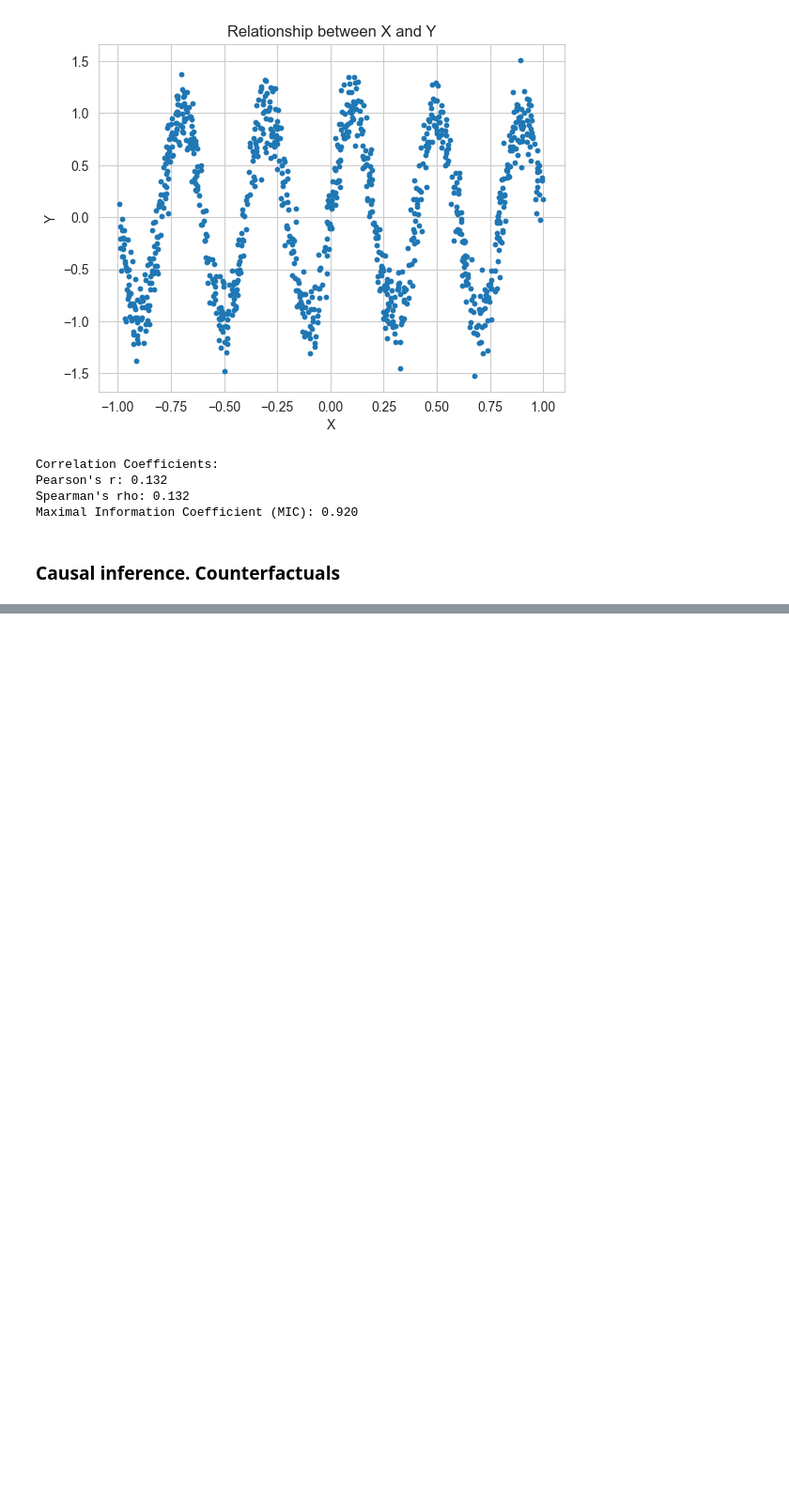
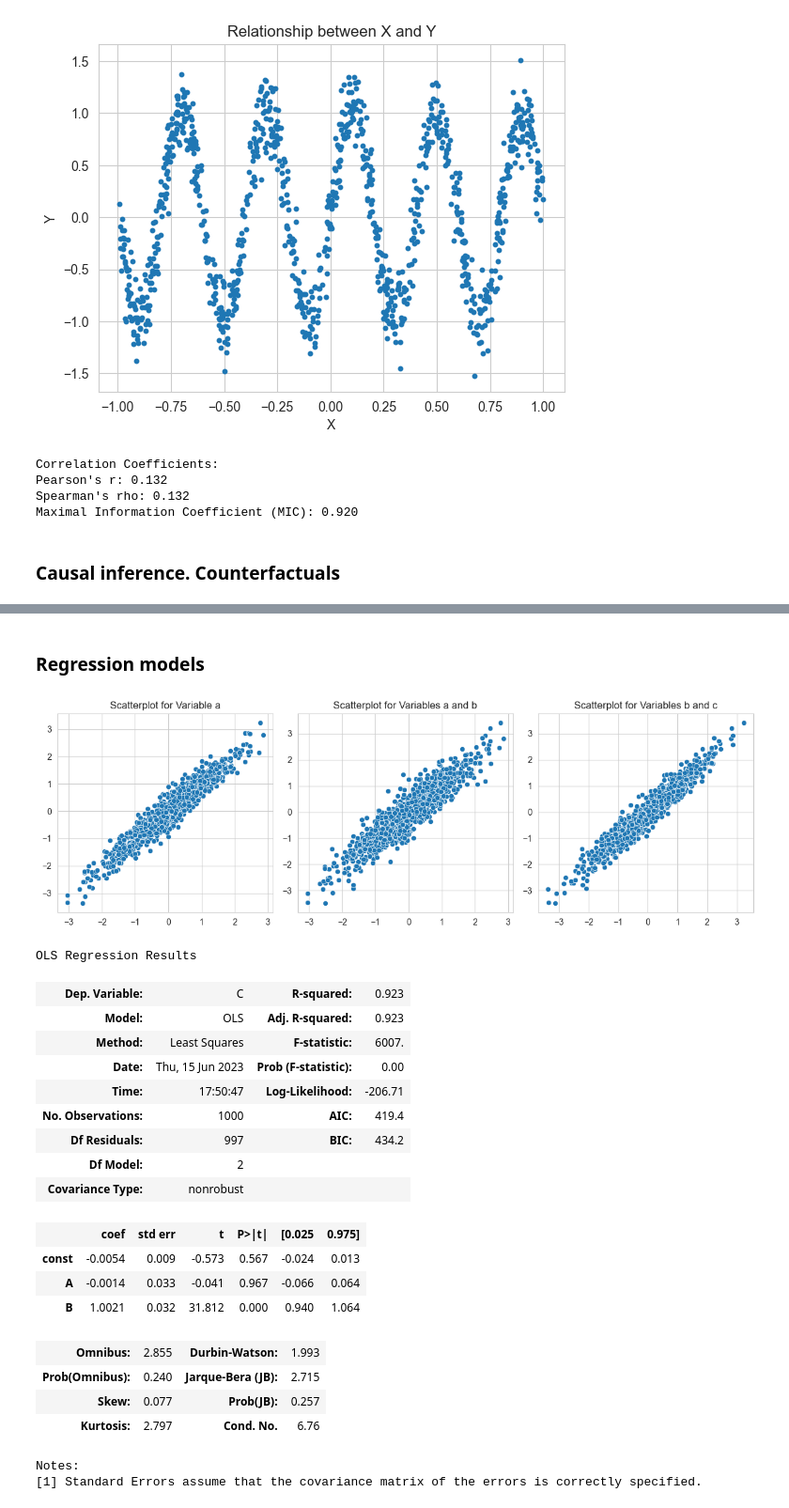
Before and after one commit to ProfessorBanner/Portfolio., a Jupyter notebook: Data Science/Information theory and causal inference.ipynb, the cells around one changed output, grey strips where cells are left out. Shown at 94% size. Saved outputs shown, nothing was run; the diff lists cells and outputs as text; code cells hidden in the pictures; blank space fills up the shorter version.

```diff
--- a/Data Science/Information theory and causal inference.ipynb
+++ b/Data Science/Information theory and causal inference.ipynb
@@ -786,0 +1180,68 @@ print(refute_results)
+# %% [markdown]
+### Regression models
+# %%
+# Scatterplots and OLS summary for different SCM models
+def scatterplot_ols(a: np.array, b: np.array, c: np.array, d: np.array = None):
+    # Create a figure and axes for the scatterplot
+    fig, axes = plt.subplots(1, 3, figsize=(12, 4))
+
+    # Scatterplot for variable a
+    sns.scatterplot(x=a, y=b, ax=axes[0])
+    axes[0].set_title('Scatterplot for Variable a')
+
+    # Scatterplot for variables a and b
+    sns.scatterplot(x=a, y=c, ax=axes[1])
+    axes[1].set_title('Scatterplot for Variables a and b')
+
+    # Scatterplot for variables b and c
+    sns.scatterplot(x=b, y=c, ax=axes[2])
+    axes[2].set_title('Scatterplot for Variables b and c')
+
+    # Adjust the layout and display the plot
+    plt.tight_layout()
+    plt.show()
+
+    X = pd.DataFrame(np.vstack([a, b]).T, columns=['A', 'B'])
+    if d is not None:
+        X['C'] = c
+        X['D'] = d
+    else:
+        X['C'] = c
+    X = sm.add_constant(X, prepend=True)
+    model = sm.OLS(X['C'], X[['const', 'A', 'B']] if d is None else X[['const', 'A', 'B', 'D']])
+    results = model.fit()
+
+    return results.summary()
+# %%
+# Chain model
+noise = 0.3
+n_observations = 1000
+
+# Generating the chain dataset
+a = np.random.randn(n_observations)
+b = a + noise * np.random.randn(n_observations)
+c = b + noise * np.random.randn(n_observations)
+
+scatterplot_ols(a,b,c)
+# %% [output]
+[figure, added]
+OLS Regression Results
+| Dep. Variable: | C | R-squared: | 0.923 |
+| Model: | OLS | Adj. R-squared: | 0.923 |
+| Method: | Least Squares | F-statistic: | 6007. |
+| Date: | Thu, 15 Jun 2023 | Prob (F-statistic): | 0.00 |
+| Time: | 17:50:47 | Log-Likelihood: | -206.71 |
+| No. Observations: | 1000 | AIC: | 419.4 |
+| Df Residuals: | 997 | BIC: | 434.2 |
+| Df Model: | 2 |  |  |
+| Covariance Type: | nonrobust |  |  |
+|  | coef | std err | t | P>|t| | [0.025 | 0.975] |
+| const | -0.0054 | 0.009 | -0.573 | 0.567 | -0.024 | 0.013 |
+| A | -0.0014 | 0.033 | -0.041 | 0.967 | -0.066 | 0.064 |
+| B | 1.0021 | 0.032 | 31.812 | 0.000 | 0.940 | 1.064 |
+| Omnibus: | 2.855 | Durbin-Watson: | 1.993 |
+| Prob(Omnibus): | 0.240 | Jarque-Bera (JB): | 2.715 |
+| Skew: | 0.077 | Prob(JB): | 0.257 |
+| Kurtosis: | 2.797 | Cond. No. | 6.76 |
+Notes:
+[1] Standard Errors assume that the covariance matrix of the errors is correctly specified.
```
Also changed, not shown: parts of 46 cells of this notebook.
